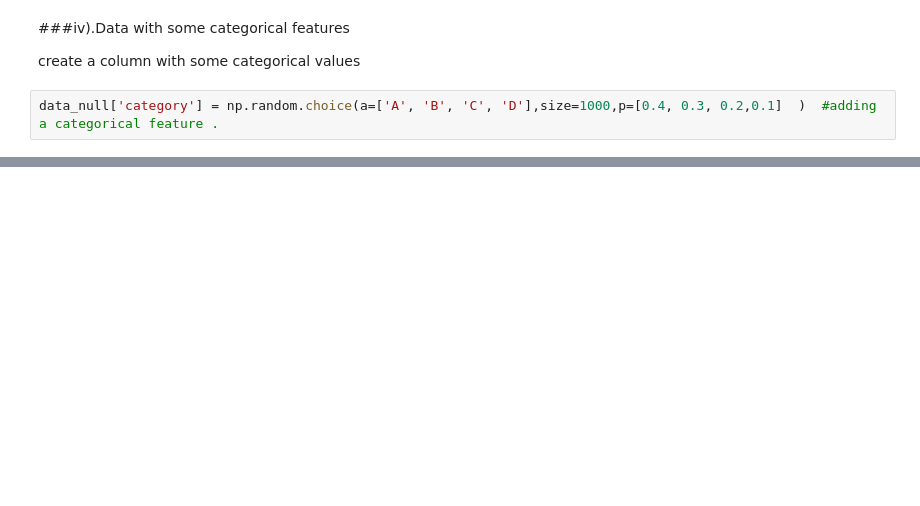
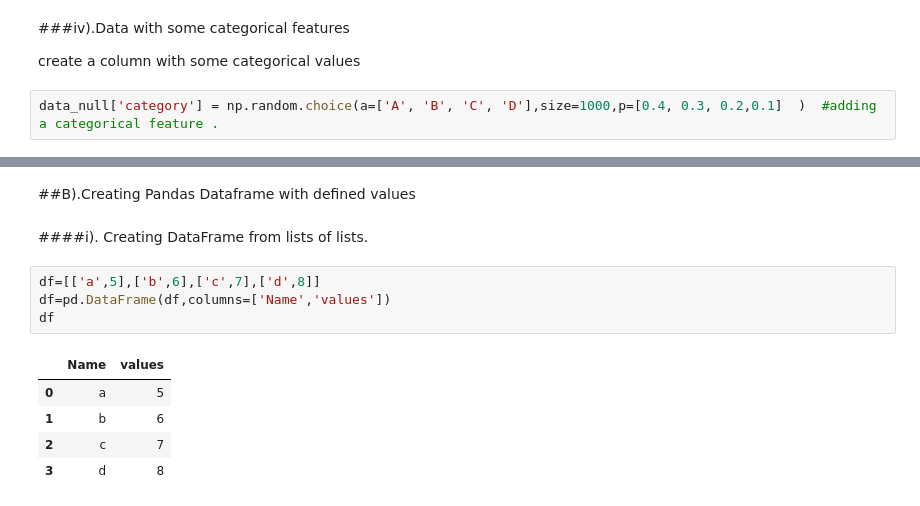
Before and after one commit to Rahullnitp/Data_Cleaning, a Jupyter notebook: Data_Creation.ipynb, the cells around one changed output, grey strips where cells are left out. Cells and saved outputs as stored; diff of their text form; blank space fills up the shorter version.

```diff
--- a/Data_Creation.ipynb
+++ b/Data_Creation.ipynb
@@ -84,0 +87,14 @@ data_null.head()
+# %% [markdown]
+##B).Creating Pandas Dataframe with defined values
+# %% [markdown]
+####i). Creating  DataFrame from lists of lists.
+# %%
+df=[['a',5],['b',6],['c',7],['d',8]]
+df=pd.DataFrame(df,columns=['Name','values'])
+df
+# %% [output]
+|  | Name | values |
+| 0 | a | 5 |
+| 1 | b | 6 |
+| 2 | c | 7 |
+| 3 | d | 8 |
```
Also changed, not shown: parts of 17 cells of this notebook.
